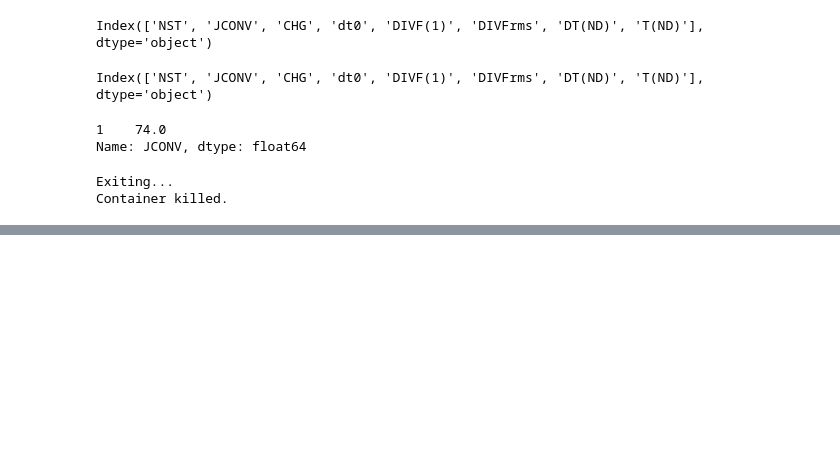
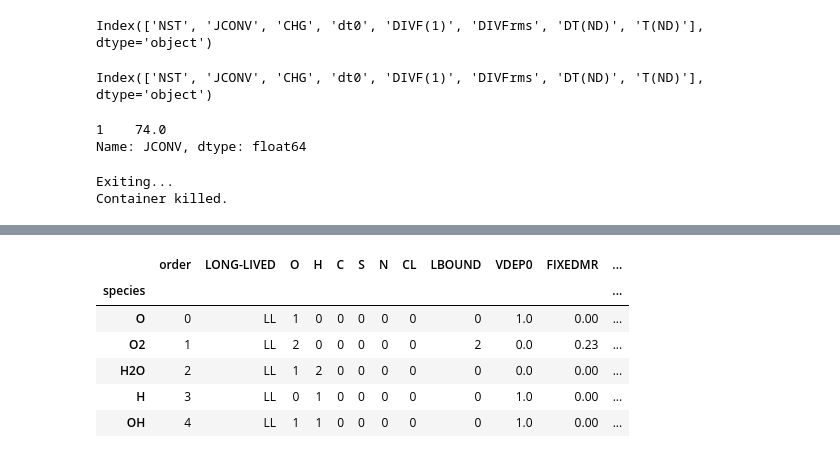
Before and after one commit to gbaydin/pyatmos, a Jupyter notebook: notebooks/Test.ipynb, the cells around one changed output, grey strips where cells are left out. Drawn from its saved outputs; the diff is of its cells as text; code cells hidden in the pictures; blank space fills up the shorter version.

```diff
--- a/notebooks/Test.ipynb
+++ b/notebooks/Test.ipynb
@@ -84,0 +231,18 @@ Container killed.
+# %%
+def modify_concentrations(df, concentrations):
+    for species, conc in concentrations.items():
+        df.at[species, 'LBOUND'] = 2
+        df.at[species, 'FIXEDMR'] = conc
+    return df
+# %%
+species_df = modify_concentrations(longlived_df, {'O2' : 0.23})
+# %%
+species_df.head()
+# %% [output]
+|  | order | LONG-LIVED | O | H | C | S | N | CL | LBOUND | VDEP0 | FIXEDMR | ... |
+| species |  |  |  |  |  |  |  |  |  |  |  | ... |
+| O | 0 | LL | 1 | 0 | 0 | 0 | 0 | 0 | 0 | 1.0 | 0.00 | ... |
+| O2 | 1 | LL | 2 | 0 | 0 | 0 | 0 | 0 | 2 | 0.0 | 0.23 | ... |
+| H2O | 2 | LL | 1 | 2 | 0 | 0 | 0 | 0 | 0 | 0.0 | 0.00 | ... |
+| H | 3 | LL | 0 | 1 | 0 | 0 | 0 | 0 | 0 | 1.0 | 0.00 | ... |
+| OH | 4 | LL | 1 | 1 | 0 | 0 | 0 | 0 | 0 | 1.0 | 0.00 | ... |
```
Also changed, not shown: parts of 11 cells of this notebook, 3 other files.
